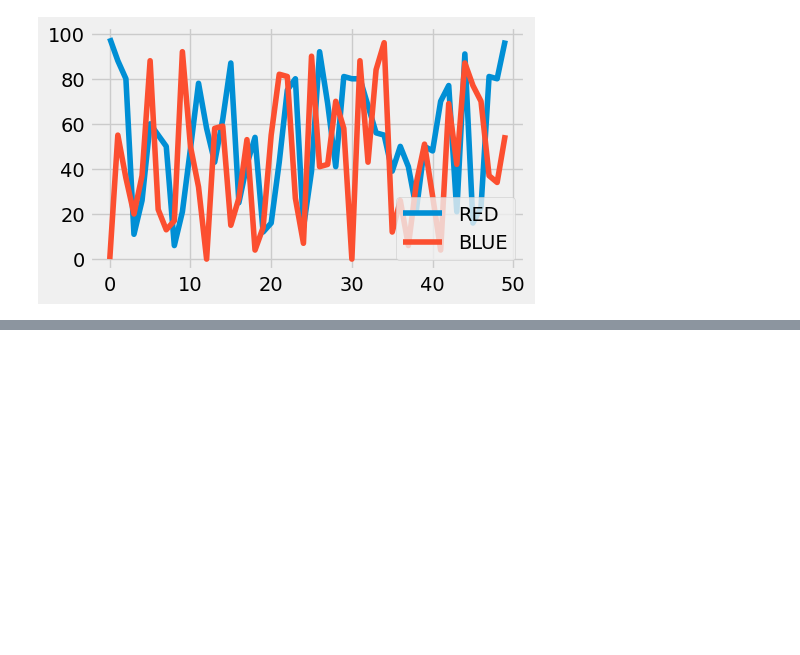
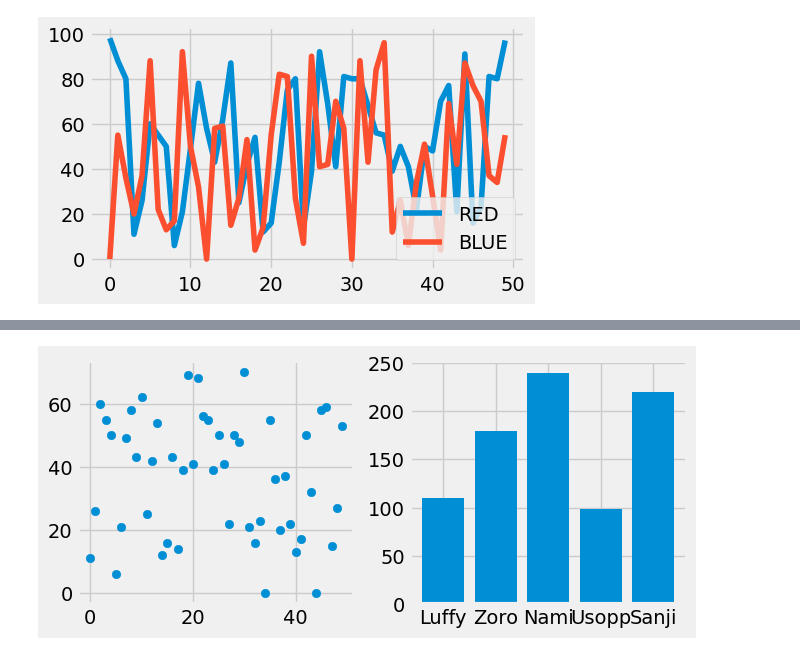
Before and after one commit to Navneettc/visualization, a Jupyter notebook: 02_activities/assignments/Assignment1.ipynb, the cells around one changed output, grey strips where cells are left out. Cells and saved outputs as stored; diff of their text form; code cells hidden in the pictures; blank space fills up the shorter version.

```diff
--- a/02_activities/assignments/Assignment1.ipynb
+++ b/02_activities/assignments/Assignment1.ipynb
@@ -470,0 +504,10 @@ fig.show()
+# %%
+fig, (ax1, ax2) = plt.subplots(ncols=2,
+nrows=1,
+figsize=(7, 3))
+ax1.scatter(x1,y1)
+ax2.bar(x2,y2)
+
+fig.show()
+# %% [output]
+[figure, added]
```
Also changed, not shown: parts of 8 cells of this notebook.
